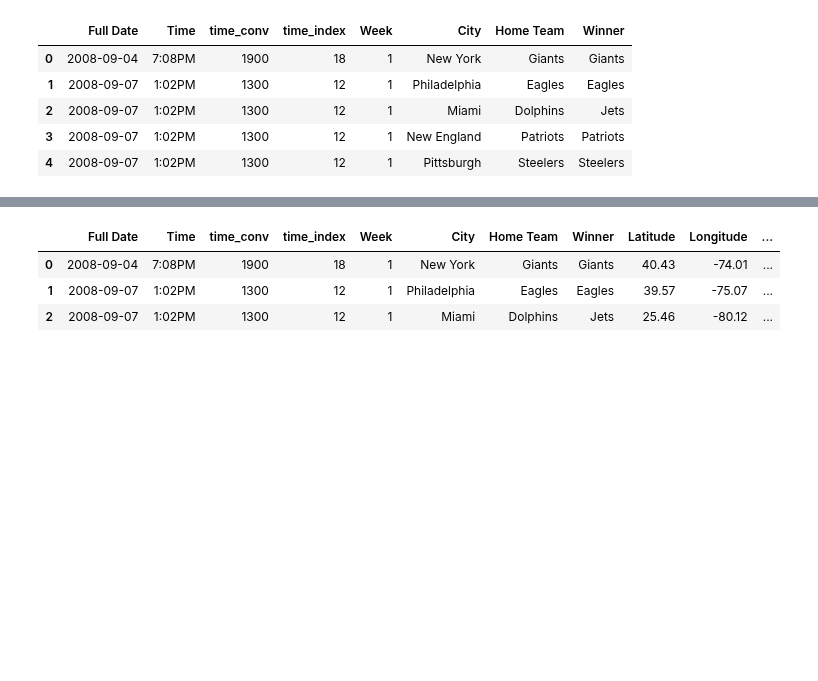
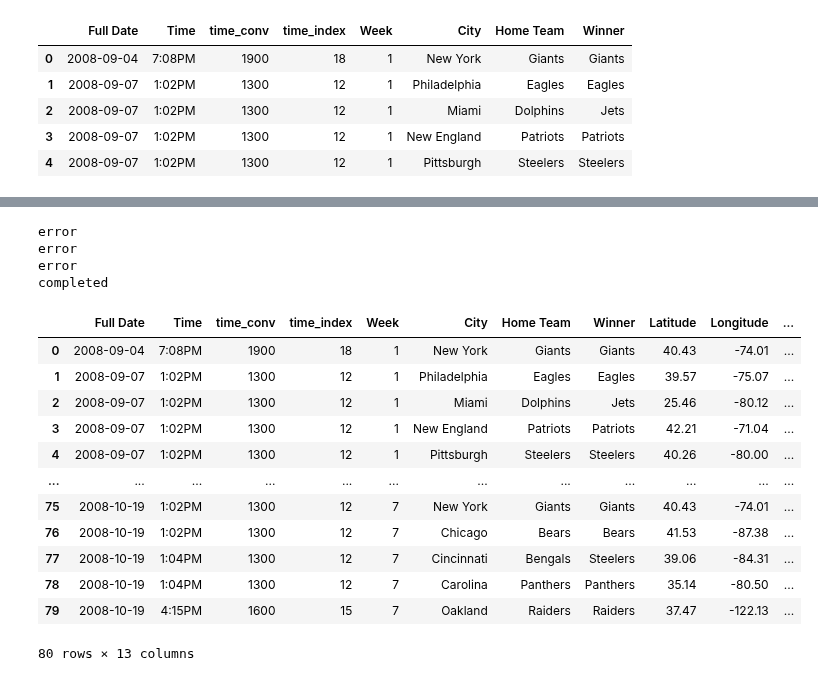
Before and after one commit to ybgandhi/Kickstart_Project, a Jupyter notebook: Weather API.ipynb, the cells around one changed output, grey strips where cells are left out. Saved outputs shown, nothing was run; the diff lists cells and outputs as text; code cells hidden in the pictures; blank space fills up the shorter version.

```diff
--- a/Weather API.ipynb
+++ b/Weather API.ipynb
@@ -56,4 +63,0 @@ clean_df.head()
-# %%
-# set up trial df
-trial_df = clean_df.iloc[:3,:]
-trial_df
@@ -69,10 +68,12 @@ for index, row in trial_df.iterrows():
         lng = row["Longitude"]
         date = row["Full Date"]
         location = f"{lat},{lng}"
-        time = row["time_index"]
+        times = row["time_index"]
         print(location)
         print(date)
-        print(time)
+        print(times)
+
+        T.sleep(3)
     except IndexError:
         print("error")
 # %% [output]
@@ -107,0 +81,4 @@ TypeError: list indices must be integers or slices, not str
+# %%
+# set up table 1 df
+table_1 = clean_df.iloc[:80,:]
+table_1
@@ -108,7 +99,43 @@ TypeError: list indices must be integers or slices, not str
+# %%
+base_url = "http://api.worldweatheronline.com/premium/v1/past-weather.ashx?key=9b6272a2d2e34f45bab144757210906&q="
+for index, row in table_1.iterrows():
+    try:
+        lat = row['Latitude']
+        lng = row["Longitude"]
+        date = row["Full Date"]
+        time = row["time_index"]
+        location = f"{lat},{lng}"
+        weather_test = f"{base_url},{location}&date={date}&tp=1&format=json"
+        weather_info = requests.get(weather_test).json()
+        table_1.loc[index, "Starting Game Temp (F)"] = weather_info['data']['weather'][0]['hourly'][time]['tempF']
+        table_1.loc[index, "weatherDesc"] = weather_info['data']['weather'][0]['hourly'][time]['weatherDesc']
+        table_1.loc[index, "cloudcover"]= weather_info['data']['weather'][0]['hourly'][time]['cloudcover']
+
+        #print(table_1.iloc[[index],10:])
+
+        T.sleep(1.5)
+    except (KeyError,IndexError):
+        print("error")
+
+print("completed")
+# %% [output]
+error
+error
+error
+completed
 # %%
-trial_df.head()
+table_1
 # %% [output]
 |  | Full Date | Time | time_conv | time_index | Week | City | Home Team | Winner | Latitude | Longitude | ... |
 | 0 | 2008-09-04 | 7:08PM | 1900 | 18 | 1 | New York | Giants | Giants | 40.43 | -74.01 | ... |
 | 1 | 2008-09-07 | 1:02PM | 1300 | 12 | 1 | Philadelphia | Eagles | Eagles | 39.57 | -75.07 | ... |
 | 2 | 2008-09-07 | 1:02PM | 1300 | 12 | 1 | Miami | Dolphins | Jets | 25.46 | -80.12 | ... |
+| 3 | 2008-09-07 | 1:02PM | 1300 | 12 | 1 | New England | Patriots | Patriots | 42.21 | -71.04 | ... |
+| 4 | 2008-09-07 | 1:02PM | 1300 | 12 | 1 | Pittsburgh | Steelers | Steelers | 40.26 | -80.00 | ... |
+| ... | ... | ... | ... | ... | ... | ... | ... | ... | ... | ... | ... |
+| 75 | 2008-10-19 | 1:02PM | 1300 | 12 | 7 | New York | Giants | Giants | 40.43 | -74.01 | ... |
+| 76 | 2008-10-19 | 1:02PM | 1300 | 12 | 7 | Chicago | Bears | Bears | 41.53 | -87.38 | ... |
+| 77 | 2008-10-19 | 1:04PM | 1300 | 12 | 7 | Cincinnati | Bengals | Steelers | 39.06 | -84.31 | ... |
+| 78 | 2008-10-19 | 1:04PM | 1300 | 12 | 7 | Carolina | Panthers | Panthers | 35.14 | -80.50 | ... |
+| 79 | 2008-10-19 | 4:15PM | 1600 | 15 | 7 | Oakland | Raiders | Raiders | 37.47 | -122.13 | ... |
+80 rows × 13 columns
```
Also changed, not shown: parts of 19 cells of this notebook, 4 other files.
